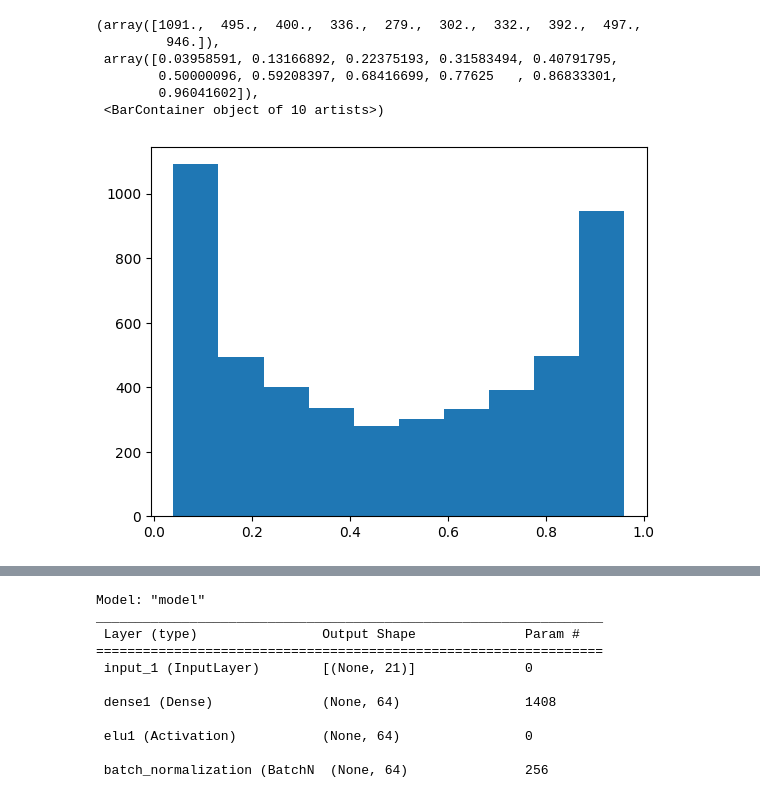
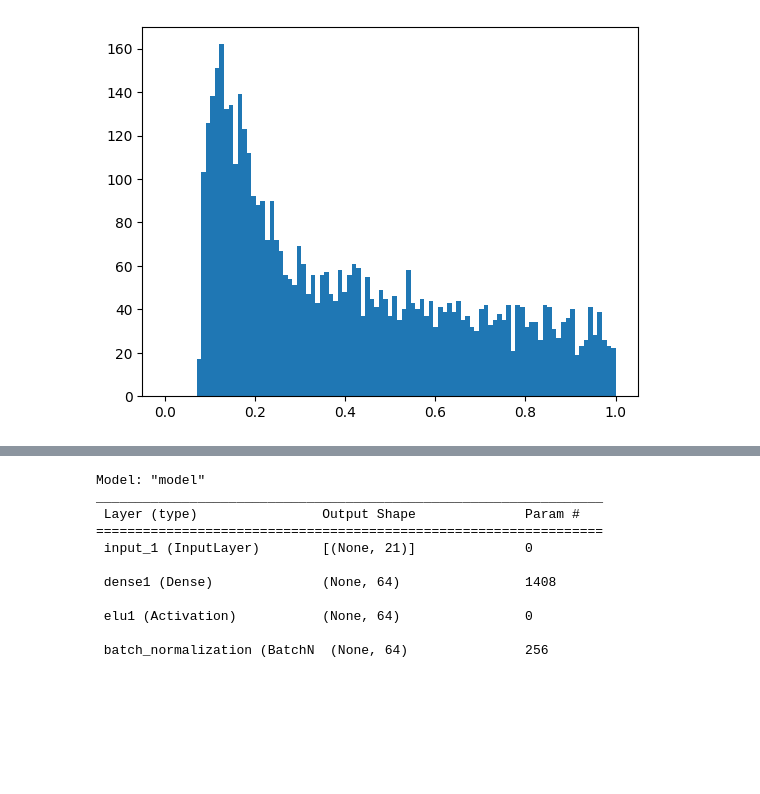
Before and after one commit to nhanvtran/directional-pixel-detectors, a Jupyter notebook: hit-position/train-1DA-Beta.ipynb, the cells around one changed output, grey strips where cells are left out. Cells and saved outputs as stored; diff of their text form; code cells hidden in the pictures; blank space fills up the shorter version.

Commit message:
alpha finally

```diff
--- a/hit-position/train-1DA-Beta.ipynb
+++ b/hit-position/train-1DA-Beta.ipynb
@@ -32,9 +33,3 @@ To enable them in other operations, rebuild TensorFlow with the appropriate comp
 # %%
-train_df = pd.read_csv('train_1Da.csv',nrows=200000)
-test_df = pd.read_csv('test_1Da.csv',nrows=10000)
-
-train_df_pos = train_df[train_df['pt']>0]
-test_df_pos = test_df[test_df['pt']>0]
-
-train_df_neg = train_df[train_df['pt']<0]
-test_df_neg = test_df[test_df['pt']<0]
+train_df = pd.read_csv('train_1Da.csv',nrows=100000)
+test_df = pd.read_csv('test_1Da.csv',nrows=5000)
@@ -52,23 +36,19 @@ plt.legend(frameon=False)
-# %%
-def inverse_cot(cota):
-    return np.array([math.fmod(math.atan(1/x)/pi+1,1) for x in cota])
+# %%
+def inverse_cot(cota):
+    a = np.arctan(1/cota)
+    a[np.where(a<0)] = a[np.where(a<0)]+1
+    return a
 # %%
 X_train = train_df.drop(columns=['pt','cotAlpha']).values
 X_test = test_df.drop(columns=['pt','cotAlpha']).values
 
-y_train = inverse_cot(train_df['cotAlpha'].values)
-y_test = inverse_cot(test_df['cotAlpha'].values)
+y_train = inverse_cot(abs(train_df['cotAlpha'].values))*2/pi
+y_test = inverse_cot(abs(test_df['cotAlpha'].values))*2/pi
 # %%
 X_train = X_train.reshape(-1, X_train.shape[-1])
 X_test = X_test.reshape(-1, X_test.shape[-1])
 # %%
-plt.hist(y_test)
+plt.hist(y_test,bins=np.linspace(0,1,100));
 # %% [output]
-(array([1091.,  495.,  400.,  336.,  279.,  302.,  332.,  392.,  497.,
-         946.]),
- array([0.03958591, 0.13166892, 0.22375193, 0.31583494, 0.40791795,
-        0.50000096, 0.59208397, 0.68416699, 0.77625   , 0.86833301,
-        0.96041602]),
- <BarContainer object of 10 artists>)
-[figure, old version]
+[figure, new version]
 # %%
```
Also changed, not shown: parts of 19 cells of this notebook.
